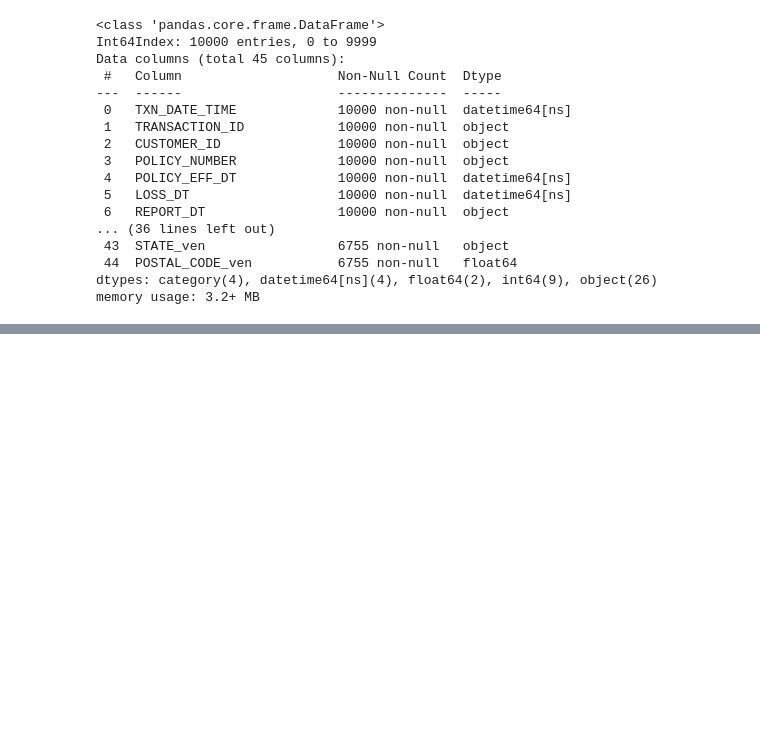
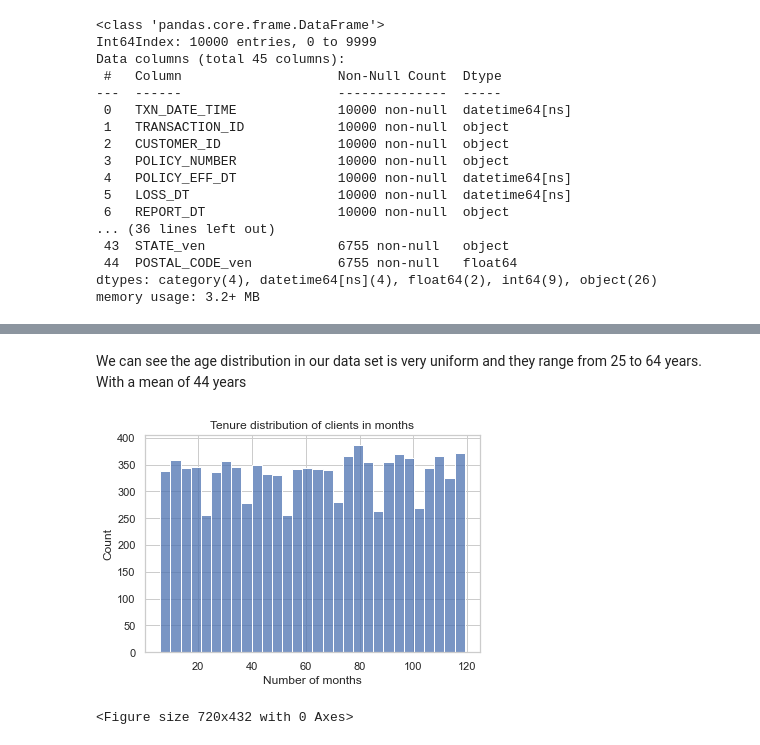
Before and after one commit to vats1703/Insurance_Claim_Fraud_Detection, a Jupyter notebook: insurance_prediction.ipynb, the cells around one changed output, grey strips where cells are left out. Drawn from its saved outputs; the diff is of its cells as text; code cells hidden in the pictures; blank space fills up the shorter version.

```diff
--- a/insurance_prediction.ipynb
+++ b/insurance_prediction.ipynb
@@ -839,0 +754,10 @@ sns.barplot(x='age'].value_counts().index, y=insurance['INSURANCE_TYPE'].value_c
+# %% [markdown]
+We can see the age distribution in our data set is very uniform and they range from 25 to 64 years. With a mean of 44 years
+# %%
+ax = sns.histplot(final_merged_data['TENURE'], bins = 30)
+plt.figure(figsize=(10, 6))
+ax.set(xlabel='Number of months', ylabel='Count', title='Tenure distribution of clients in months')
+plt.show()
+# %% [output]
+[figure, added]
+<Figure size 720x432 with 0 Axes>
```
Also changed, not shown: parts of 70 cells of this notebook.
